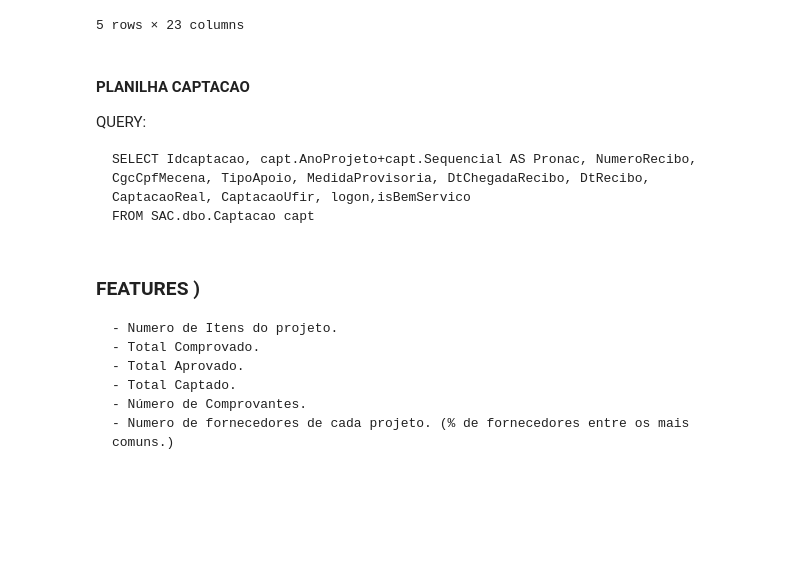
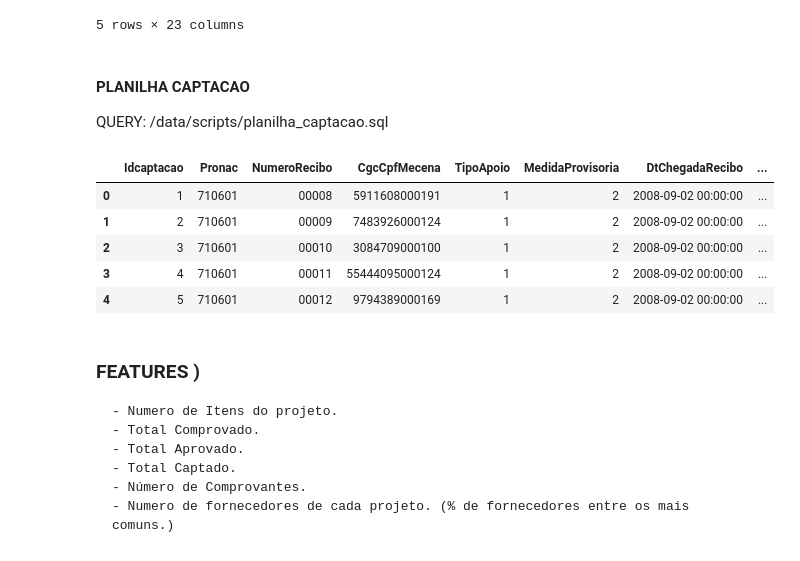
Before and after one commit to lappis-unb/salic-ml, a Jupyter notebook: notebooks/doing/Feature Extraction - Finance.ipynb, the cells around one changed output. Cells and saved outputs as stored; diff of their text form; code cells hidden in the pictures; blank space fills up the shorter version.

```diff
--- a/notebooks/doing/Feature Extraction - Finance.ipynb
+++ b/notebooks/doing/Feature Extraction - Finance.ipynb
@@ -100,17 +66,22 @@ planilhaComprovacao.head()
 | 3 | 18555 | 4334 | 132451 | 1 | 2 | 35 | 355030 | ... |
 | 4 | 18556 | 4327 | 132451 | 1 | 2 | 35 | 355030 | ... |
 5 rows × 23 columns
-# %% [markdown]
-#### PLANILHA CAPTACAO
-QUERY:
-
-    SELECT Idcaptacao, capt.AnoProjeto+capt.Sequencial AS Pronac, NumeroRecibo, CgcCpfMecena, TipoApoio, MedidaProvisoria, DtChegadaRecibo, DtRecibo, CaptacaoReal, CaptacaoUfir, logon,isBemServico
-    FROM SAC.dbo.Captacao capt
+# %% [markdown]
+#### PLANILHA CAPTACAO
+
+QUERY: /data/scripts/planilha_captacao.sql
 # %%
-PlanilhaCaptacao = r'planilha_captacao.csv'
-planilhaCaptacao = pd.read_csv(PlanilhaCaptacao)
+PlanilhaCaptacao = 'planilha_captacao.csv'
+planilhaCaptacao = read_csv(PlanilhaCaptacao)
 
 planilhaCaptacao.head()
+# %% [output]
+|  | Idcaptacao | Pronac | NumeroRecibo | CgcCpfMecena | TipoApoio | MedidaProvisoria | DtChegadaRecibo | ... |
+| 0 | 1 | 710601 | 00008 | 5911608000191 | 1 | 2 | 2008-09-02 00:00:00 | ... |
+| 1 | 2 | 710601 | 00009 | 7483926000124 | 1 | 2 | 2008-09-02 00:00:00 | ... |
+| 2 | 3 | 710601 | 00010 | 3084709000100 | 1 | 2 | 2008-09-02 00:00:00 | ... |
+| 3 | 4 | 710601 | 00011 | 55444095000124 | 1 | 2 | 2008-09-02 00:00:00 | ... |
+| 4 | 5 | 710601 | 00012 | 9794389000169 | 1 | 2 | 2008-09-02 00:00:00 | ... |
 # %% [markdown]
 ### FEATURES )
     - Numero de Itens do projeto.
```
Also changed, not shown: parts of 11 cells of this notebook, 4 other files.
